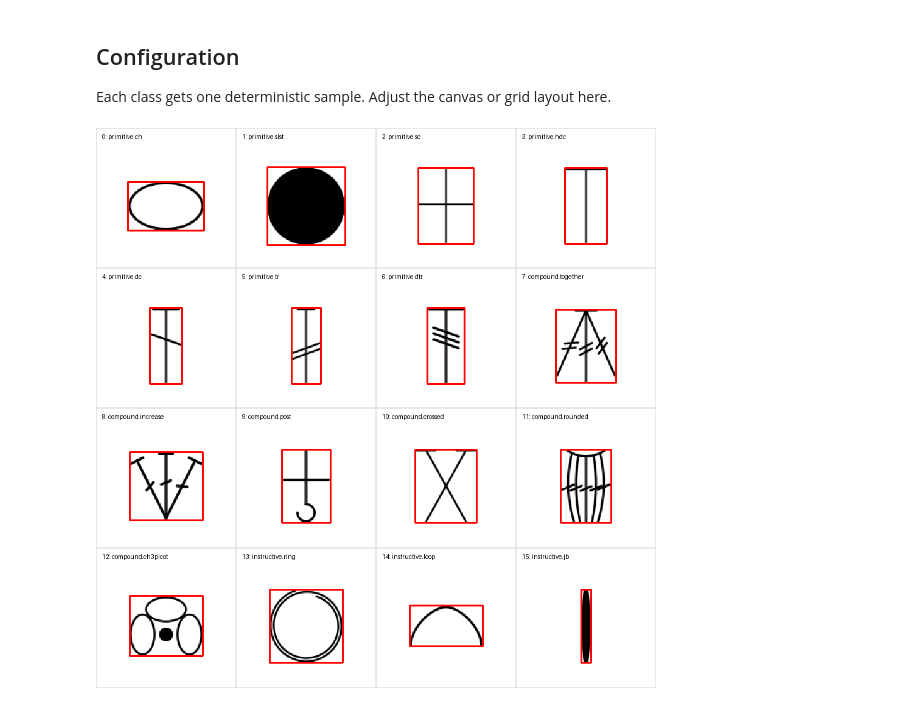
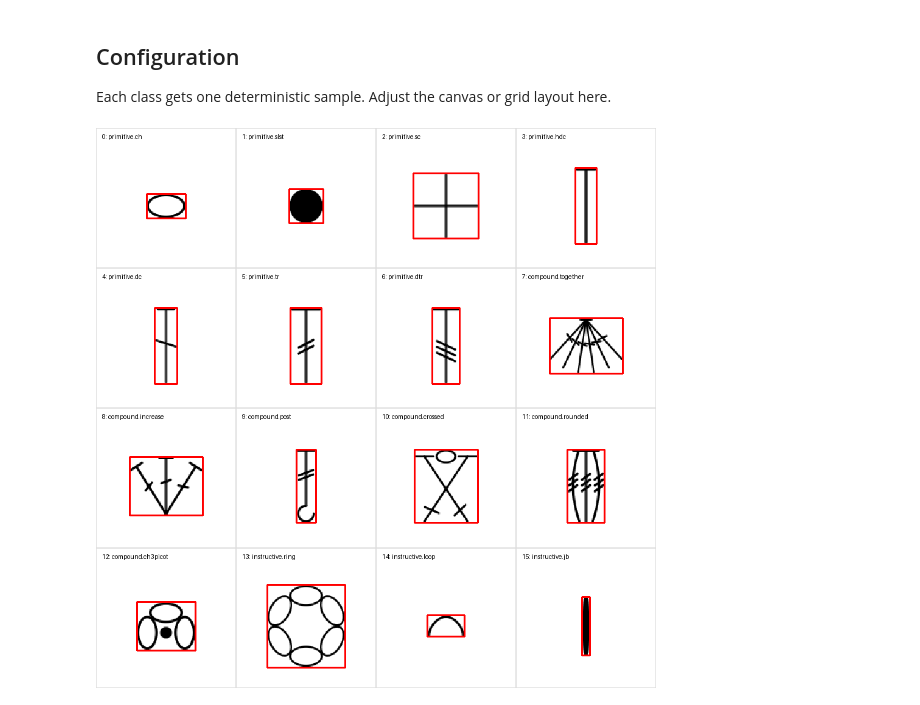
Before and after one commit to yewonsongg/crochet-pattern-converter, a Jupyter notebook: 02_notebooks/labeling/inspect_labeling_coverage.ipynb, the cells around one changed output. Saved outputs shown, nothing was run; the diff lists cells and outputs as text; code cells hidden in the pictures.

Commit message:
feat: established preliminary symbol
elative_size rules.

```diff
--- a/02_notebooks/labeling/inspect_labeling_coverage.ipynb
+++ b/02_notebooks/labeling/inspect_labeling_coverage.ipynb
@@ -43,6 +44,9 @@ generation_config = GenerationConfig(
 sampling_config = load_sampling_config(
     ontology_path=PROJECT_ROOT / '06_configs' / 'ontology.yaml',
     sampling_path=PROJECT_ROOT / '06_configs' / 'symbol_sampling.yaml',
+)
+symbol_metrics = load_symbol_metrics(
+    PROJECT_ROOT / '06_configs' / 'symbol_metrics.yaml', sampling_config.class_keys,
 )
 class_keys = list(GENERATOR_REGISTRY)
 rows = ceil(len(class_keys) / columns)
@@ -60,36 +64,36 @@ for index, class_key in enumerate(class_keys):
     )
     spec = sampling_config.resolve(family, name)
     generated = GENERATOR_REGISTRY[class_key](
-        spec, generator_input, generation_config,
+        spec, generator_input, symbol_metrics.config_for(class_key, generation_config),
     )
     png_bytes = rasterize_svg(generated.svg)
     label_upright_png(generated, png_bytes, alpha_threshold=alpha_threshold)
 
     with Image.open(BytesIO(png_bytes)) as png:
         symbol = png.convert('RGBA')
     background = Image.new('RGBA', symbol.size, 'white')
     background.alpha_composite(symbol)
 
     tile = Image.new('RGB', (tile_px, tile_px), 'white')
     draw = ImageDraw.Draw(tile)
     draw.rectangle((0, 0, tile_px - 1, tile_px - 1), outline='#dddddd')
     draw.text((10, 8), f'{spec.class_id}: {family}.{name}', fill='black')
 
     available = tile_px - 30
     scale = min(available / symbol.width, available / symbol.height)
     size = (round(symbol.width * scale), round(symbol.height * scale))
     preview = background.convert('RGB').resize(size, Image.Resampling.NEAREST)
     origin = ((tile_px - size[0]) // 2, 26 + (tile_px - 26 - size[1]) // 2)
     tile.paste(preview, origin)
     points = [
         (origin[0] + x * size[0] / symbol.width,
          origin[1] + y * size[1] / symbol.height)
         for x, y in generated.obb_pixels
     ]
     draw.line(points + [points[0]], fill='red', width=3)
 
     sheet.paste(tile, ((index % columns) * tile_px, (index // columns) * tile_px))
 
 display(sheet)
 # %% [output]
-[figure, old version]
+[figure, new version]
```
Also changed, not shown: parts of 2 cells of this notebook, 6 other files.
